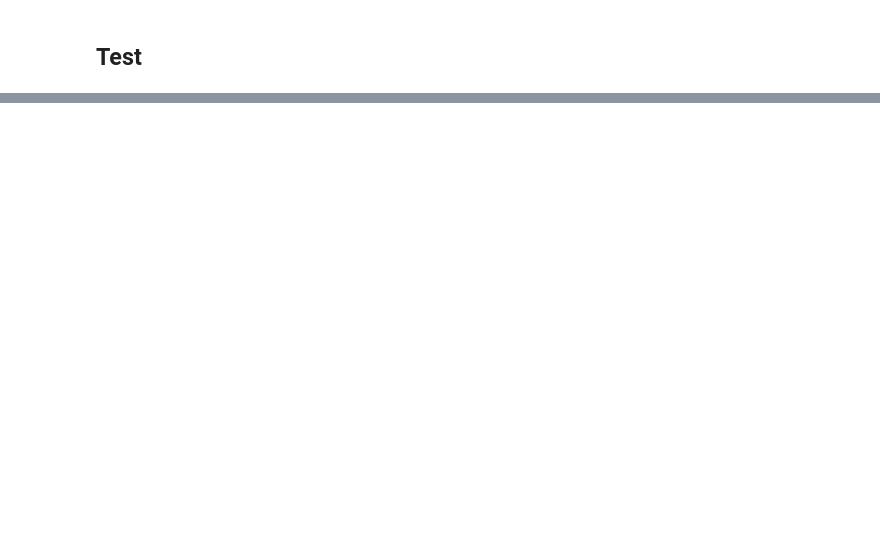
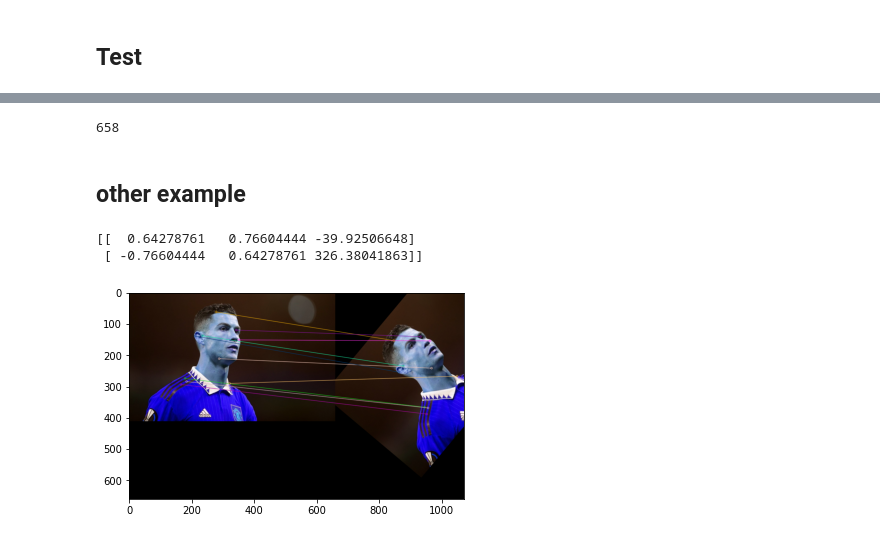
Before and after one commit to ezrafield/ibm-certificate-final, a Jupyter notebook: find_matrix_rotate_by_SIFT_class.ipynb, the cells around one changed output, grey strips where cells are left out. Drawn from its saved outputs; the diff is of its cells as text; code cells hidden in the pictures; blank space fills up the shorter version.

```diff
--- a/find_matrix_rotate_by_SIFT_class.ipynb
+++ b/find_matrix_rotate_by_SIFT_class.ipynb
@@ -171,0 +250,6 @@ array([[ 8.69061646e-01, -5.01996584e-01,  4.68798534e+02],
+# %%
+len(harris_keypoint2)
+# %% [output]
+658
+# %% [markdown]
+## other example
@@ -171,0 +259,14 @@ array([[ 8.69061646e-01, -5.01996584e-01,  4.68798534e+02],
+# %%
+req = urllib.request.urlopen('https://media.bongda.com.vn/resize/800x800/files/hai.phan/2022/11/18/cr-0600.jpg')
+arr = np.asarray(bytearray(req.read()), dtype=np.uint8)
+img1 = cv2.imdecode(arr, -1)
+
+classtest = RotateMatrix2D(img1, degree = 50)
+
+img2 = classtest.rotateImage(viewMatrixRotate = True)
+
+siftresult = classtest.sift(img1, img2)
+# %% [output]
+[[  0.64278761   0.76604444 -39.92506648]
+ [ -0.76604444   0.64278761 326.38041863]]
+[figure, added]
```
Also changed, not shown: parts of 18 cells of this notebook.
